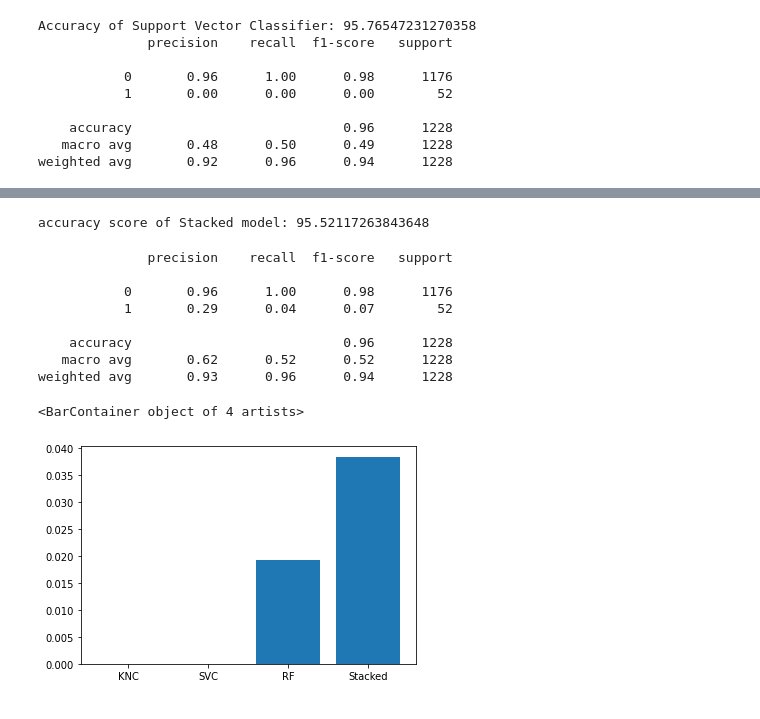
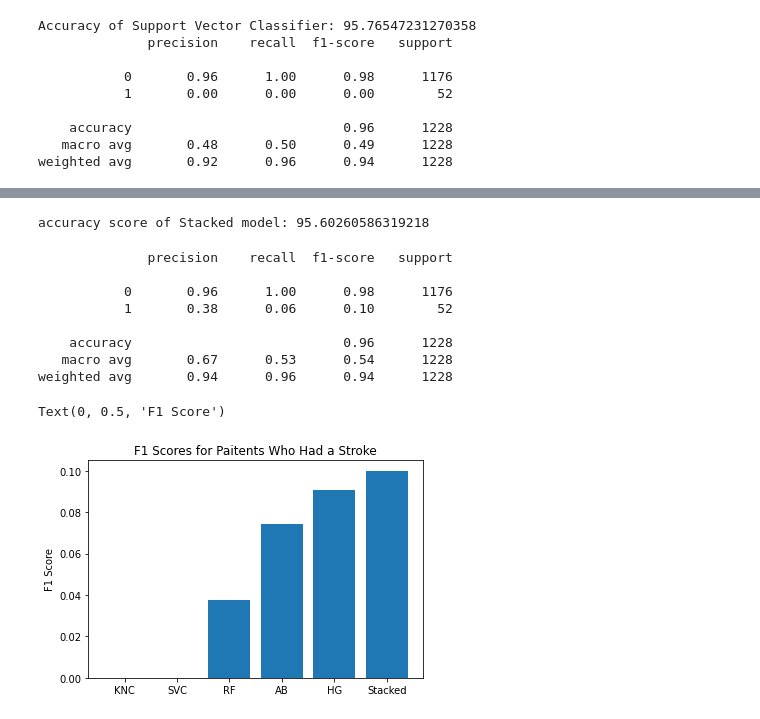
Before and after one commit to j-hendricks/Stroke_Prediction, a Jupyter notebook: stacking_on_stroke.ipynb, the cells around one changed output, grey strips where cells are left out. Saved outputs shown, nothing was run; the diff lists cells and outputs as text; code cells hidden in the pictures.

Commit message:
added AdaBoosting model to stack

```diff
--- a/stacking_on_stroke.ipynb
+++ b/stacking_on_stroke.ipynb
@@ -183,3 +184,14 @@ Accuracy of Support Vector Classifier: 95.76547231270358
     accuracy                           0.96      1228
    macro avg       0.48      0.50      0.49      1228
 weighted avg       0.92      0.96      0.94      1228
+# %%
+AB = AdaBoostClassifier()
+
+AB.fit(x_train, y_train)
+
+pred_ab = AB.predict(x_test)
+
+acc_ab = accuracy_score(y_test, pred_ab)
+print('Accuracy of AdaBoosting:', acc_ab * 100)
+
+print(classification_report(y_test, pred_ab))
@@ -185,0 +208,13 @@ weighted avg       0.92      0.96      0.94      1228
+# %%
+from sklearn.ensemble import HistGradientBoostingClassifier
+
+HG = HistGradientBoostingClassifier()
+
+HG.fit(x_train,y_train)
+
+pred_hg = HG.predict(x_test)
+
+acc_hg = accuracy_score(y_test, pred_hg)
+print('Accuracy of AdaBoosting:', acc_hg * 100)
+
+print(classification_report(y_test, pred_hg))
@@ -187,7 +232,7 @@ weighted avg       0.92      0.96      0.94      1228
 import sklearn
 from sklearn.linear_model import LinearRegression
 lr = LogisticRegression(max_iter=300)  # defining meta-classifier
-clf_stack = StackingClassifier(classifiers =[KNC, RF, SV], meta_classifier = lr, use_probas = True, use_features_in_secondary = True)
+clf_stack = StackingClassifier(classifiers =[RF, AB, HG, SV, KNC], meta_classifier = lr, use_probas = True, use_features_in_secondary = True)
 # %%
 
 model_stack = clf_stack.fit(x_train, y_train)   # training of stacked model
@@ -197,27 +242,31 @@ pred_stack = model_stack.predict(x_test)
 acc_stack = accuracy_score(y_test, pred_stack)  # evaluating accuracy
 print('accuracy score of Stacked model:', acc_stack * 100)
 # %% [output]
-accuracy score of Stacked model: 95.52117263843648
+accuracy score of Stacked model: 95.60260586319218
 # %%
 print(classification_report(y_test, pred_stack))
 # %% [output]
               precision    recall  f1-score   support
 
            0       0.96      1.00      0.98      1176
-           1       0.29      0.04      0.07        52
+           1       0.38      0.06      0.10        52
 
     accuracy                           0.96      1228
-   macro avg       0.62      0.52      0.52      1228
-weighted avg       0.93      0.96      0.94      1228
+   macro avg       0.67      0.53      0.54      1228
+weighted avg       0.94      0.96      0.94      1228
 # %%
-from sklearn.metrics import recall_score
+from sklearn.metrics import f1_score
 
-rec_knc = recall_score(y_test, pred_knc)
-rec_rf = recall_score(y_test, pred_rf)
-rec_sv = recall_score(y_test, pred_sv)
-rec_stack = recall_score(y_test, pred_stack)
+f1_knc = f1_score(y_test, pred_knc)
+f1_rf = f1_score(y_test, pred_rf)
+f1_sv = f1_score(y_test, pred_sv)
+f1_hg = f1_score(y_test, pred_hg)
+f1_ab = f1_score(y_test, pred_ab)
+f1_stack = f1_score(y_test, pred_stack)
-# %%
-plt.bar(x=['KNC','SVC','RF','Stacked'], height= [rec_knc, rec_sv, rec_rf, rec_stack])
-# %% [output]
-<BarContainer object of 4 artists>
-[figure, removed]
+# %%
+plt.bar(x=['KNC','SVC','RF','AB','HG','Stacked'], height= [f1_knc, f1_sv, f1_rf, f1_ab, f1_hg ,f1_stack])
+plt.title('F1 Scores for Paitents Who Had a Stroke')
+plt.ylabel('F1 Score')
+# %% [output]
+Text(0, 0.5, 'F1 Score')
+[figure, added]
```
Also changed, not shown: parts of 5 cells of this notebook.
